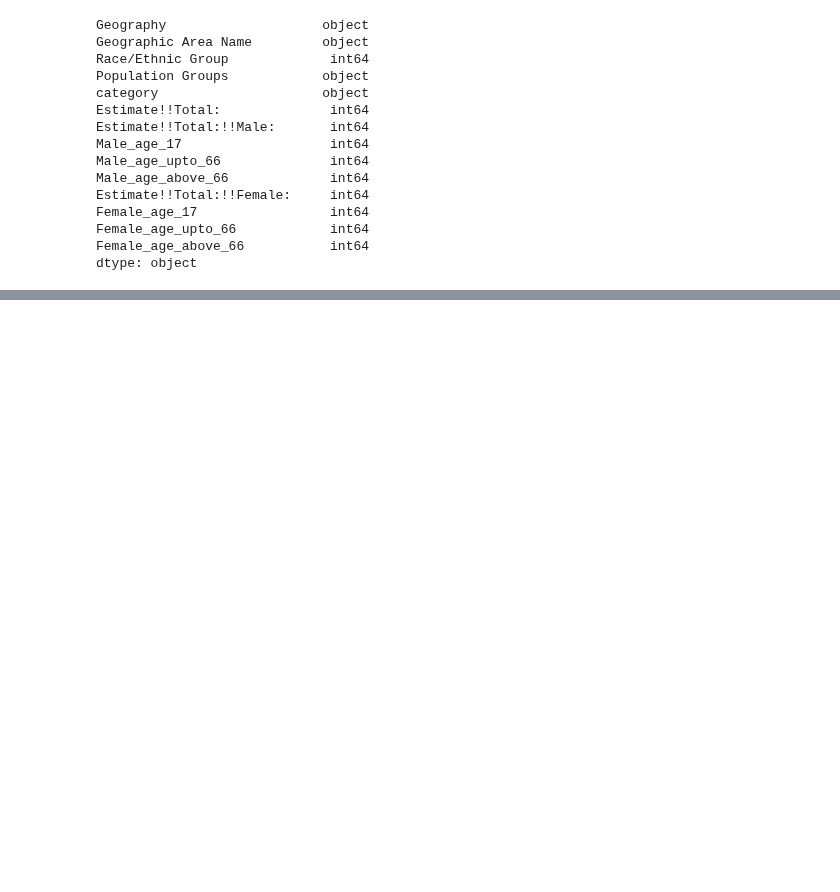
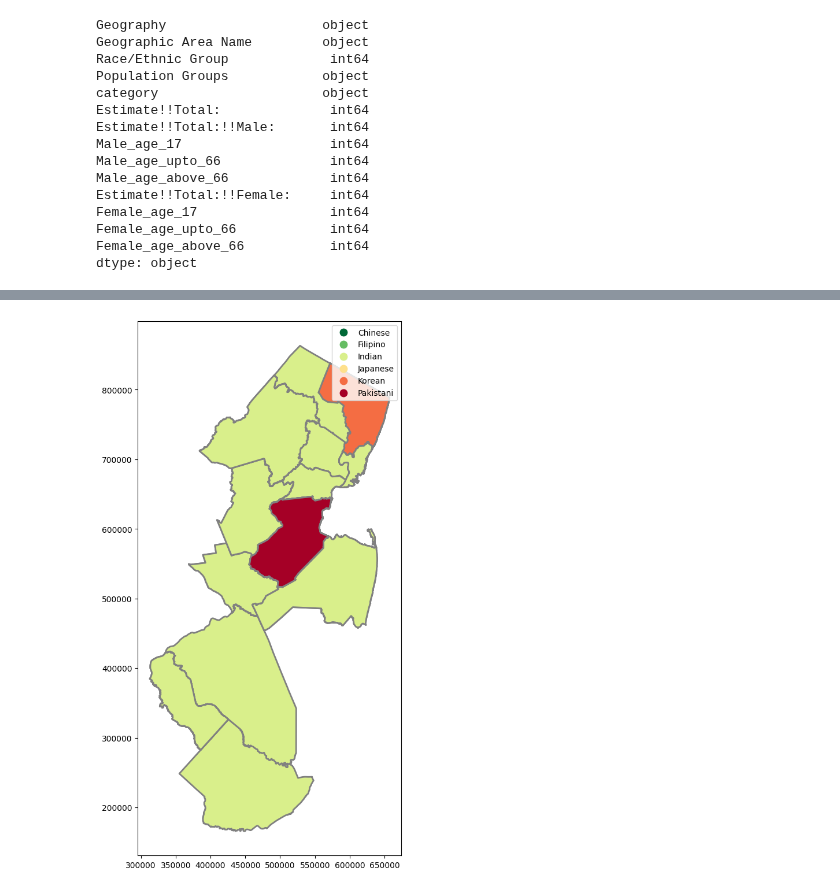
Before and after one commit to NihilKottal001/GIS, a Jupyter notebook: PS1.ipynb, the cells around one changed output, grey strips where cells are left out. Saved outputs shown, nothing was run; the diff lists cells and outputs as text; code cells hidden in the pictures; blank space fills up the shorter version.

```diff
--- a/PS1.ipynb
+++ b/PS1.ipynb
@@ -180,0 +255,6 @@ See the caveats in the documentation: https://pandas.pydata.org/pandas-docs/stab
+# %%
+
+ base = merged_data.plot(figsize=(10,12),categorical = True,column='category',legend=True,cmap='RdYlGn_r',
+           edgecolor='grey',k=6,linewidth=2,legend_kwds= {"fmt": "{:,.0f}"})
+# %% [output]
+[figure, added]
```
Also changed, not shown: parts of 9 cells of this notebook.
